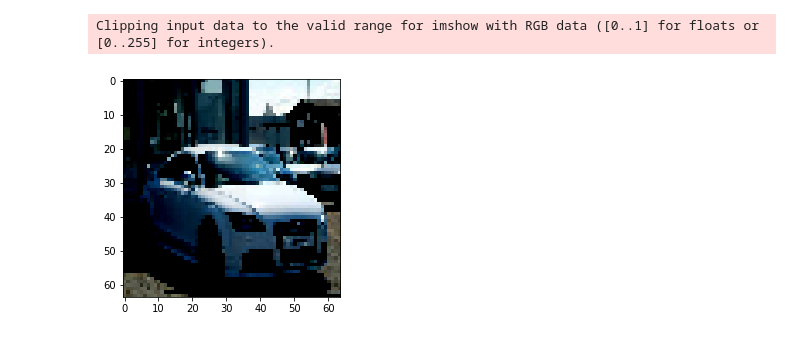
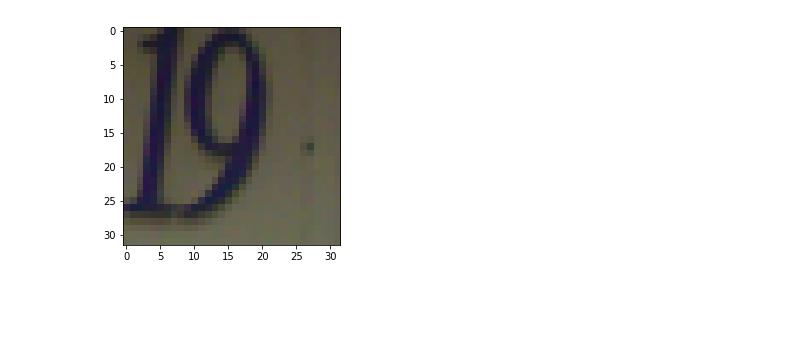
Before and after one commit to antoniolruiz/Image_inpainting_with_DGM, a Jupyter notebook: Antonio/SVHN train DataSet.ipynb, the cells around one changed output. Saved outputs shown, nothing was run; the diff lists cells and outputs as text; code cells hidden in the pictures; blank space fills up the shorter version.

Commit message:
Add code for SVHN training

```diff
--- a/Antonio/SVHN train DataSet.ipynb
+++ b/Antonio/SVHN train DataSet.ipynb
@@ -64,6 +15,18 @@ import image_utils
-# %%
-plt.imshow(svhn_test[0])
-plt.show()
-# %% [output]
-Clipping input data to the valid range for imshow with RGB data ([0..1] for floats or [0..255] for integers).
-[figure, removed]
+# %%
+def get_svhn():
+
+    svhn_train = loadmat('../../Datasets/train_32X32.mat') # SVHN train set
+    svhn_trainx = svhn_train['X'] # train images
+    svhn_trainy = svhn_train['y'] # train labels. We don't need them though.
+
+    svhn = []
+
+    for img in svhn_trainx.T:
+        svhn.append(img.T)
+    return svhn
+# %%
+svhn = get_svhn()
+# %%
+show_1(svhn[1])
+# %% [output]
+[figure, added]
```
Also changed, not shown: parts of 12 cells of this notebook.
